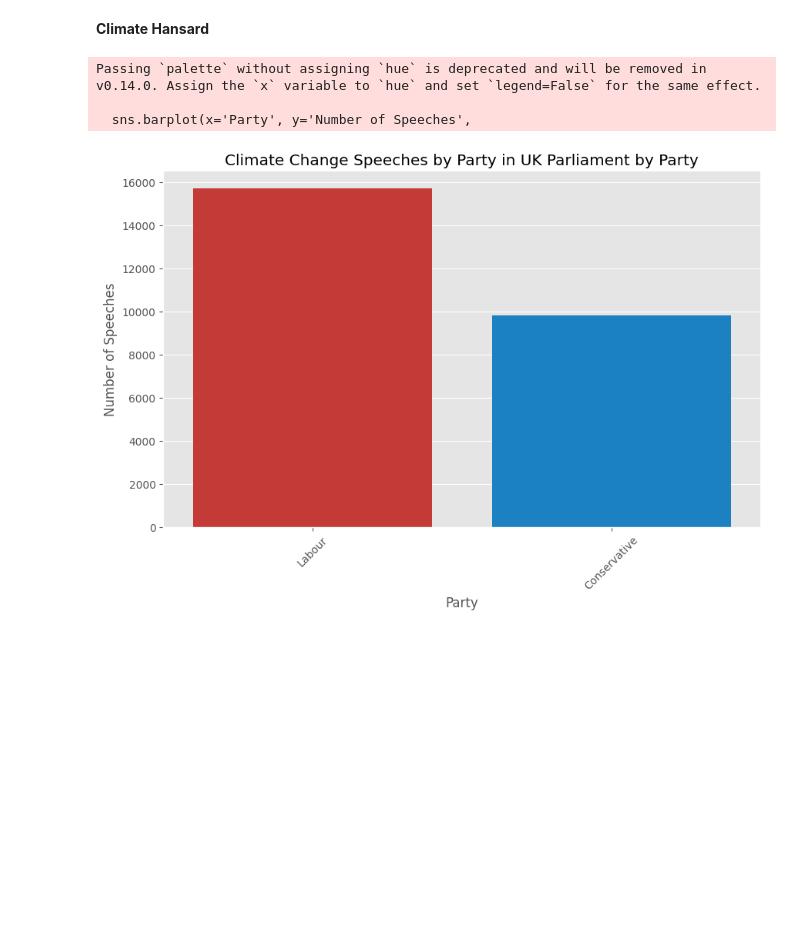
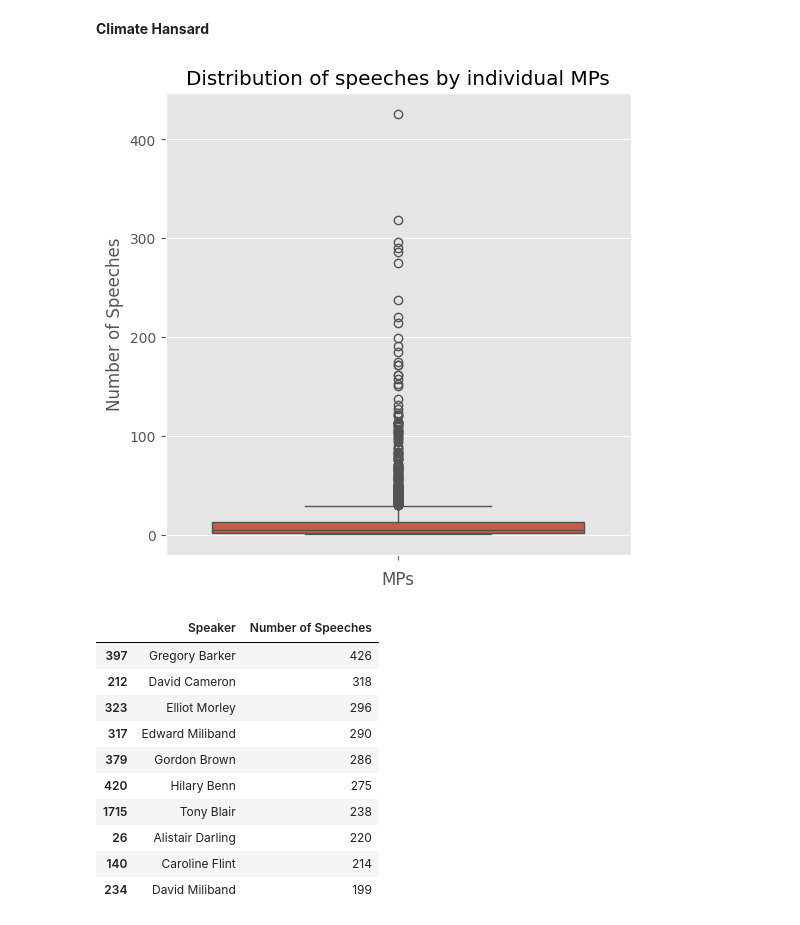
Before and after one commit to felixwallis/pir-dissertation, a Jupyter notebook: source/analysis/descriptive_analysis.ipynb, the cells around one changed output. Saved outputs shown, nothing was run; the diff lists cells and outputs as text; code cells hidden in the pictures; blank space fills up the shorter version.

```diff
--- a/source/analysis/descriptive_analysis.ipynb
+++ b/source/analysis/descriptive_analysis.ipynb
@@ -165,24 +225,29 @@ Passing `palette` without assigning `hue` is deprecated and will be removed in v
 # %% [markdown]
 **Climate Hansard**
-# %%
-hansard_party_speeches = climate_hansard['speech_party'].value_counts(
-).reset_index()
-hansard_party_speeches.columns = ['Party', 'Number of Speeches']
-
-color_dict = {'Conservative': os.getenv(
-    'CONSERVATIVE_BLUE'), 'Labour': party_colours['Labour']}
-
-plt.figure(figsize=(10, 6))
-sns.barplot(x='Party', y='Number of Speeches',
-            data=hansard_party_speeches, palette=color_dict)
-plt.title('Climate Change Speeches by Party in UK Parliament by Party')
-plt.xlabel('Party')
-plt.ylabel('Number of Speeches')
-plt.xticks(rotation=45)
-sns.despine()
-plt.show()
-# %% [output]
-Passing `palette` without assigning `hue` is deprecated and will be removed in v0.14.0. Assign the `x` variable to `hue` and set `legend=False` for the same effect.
-
-  sns.barplot(x='Party', y='Number of Speeches',
-[figure, removed]
+# %%
+individaul_contributions = climate_hansard.groupby(
+    'name').size().reset_index()
+individaul_contributions.columns = ['Speaker', 'Number of Speeches']
+individaul_contributions = individaul_contributions.sort_values(
+    'Number of Speeches', ascending=False)
+
+plt.figure(figsize=(6, 6))
+sns.boxplot(y='Number of Speeches', data=individaul_contributions)
+plt.xlabel('MPs')
+plt.title('Distribution of speeches by individual MPs')
+plt.show()
+
+individaul_contributions.head(10)
+# %% [output]
+[figure, added]
+|  | Speaker | Number of Speeches |
+| 397 | Gregory Barker | 426 |
+| 212 | David Cameron | 318 |
+| 323 | Elliot Morley | 296 |
+| 317 | Edward Miliband | 290 |
+| 379 | Gordon Brown | 286 |
+| 420 | Hilary Benn | 275 |
+| 1715 | Tony Blair | 238 |
+| 26 | Alistair Darling | 220 |
+| 140 | Caroline Flint | 214 |
+| 234 | David Miliband | 199 |
```
Also changed, not shown: parts of 11 cells of this notebook, 5 other files.
